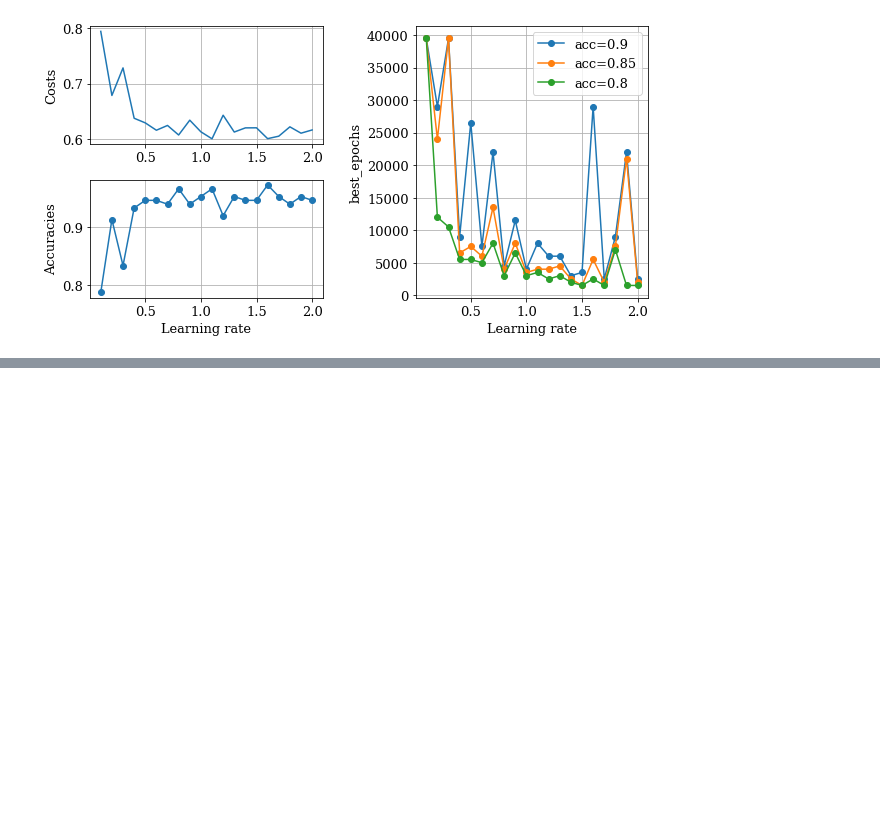
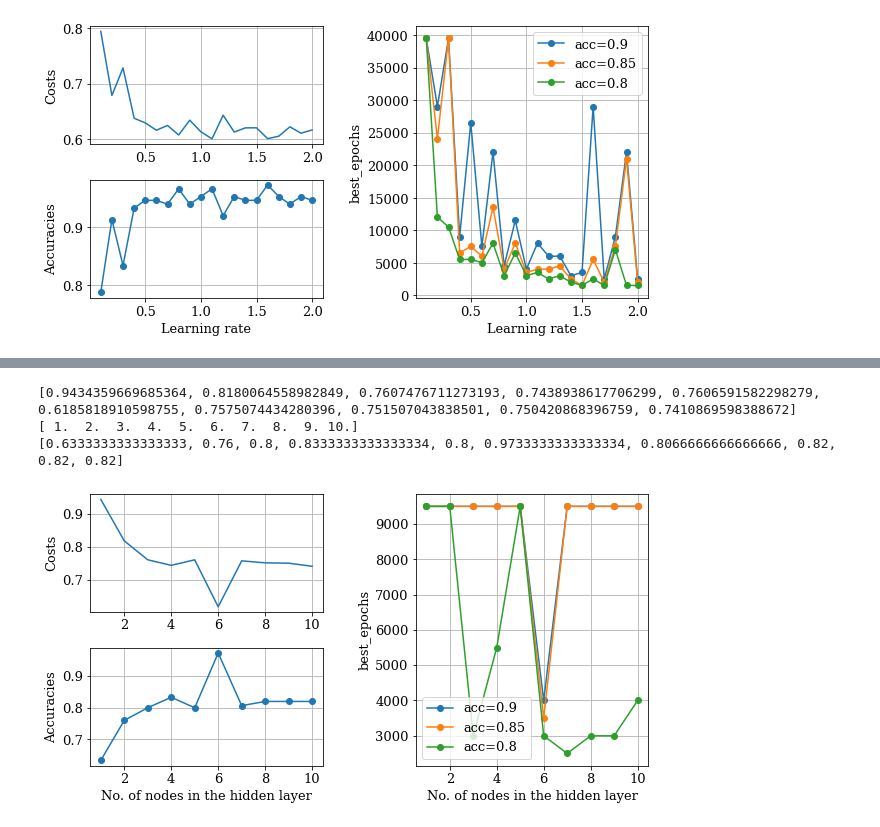
Before and after one commit to cherryng/MLcourse, a Jupyter notebook: H4_Q2_tutorial_spirals_pytorch.ipynb, the cells around one changed output, grey strips where cells are left out. Saved outputs shown, nothing was run; the diff lists cells and outputs as text; code cells hidden in the pictures; blank space fills up the shorter version.

```diff
--- a/H4_Q2_tutorial_spirals_pytorch.ipynb
+++ b/H4_Q2_tutorial_spirals_pytorch.ipynb
@@ -604,0 +729,36 @@ ax3.grid()
+# %%
+import matplotlib as mpl
+fig = plt.figure(2,figsize=(10,5))
+mpl.rcParams.update({'font.size': 13,'font.family': 'serif'})
+
+grid = plt.GridSpec(2, 2, wspace=0.4, hspace=0.3)
+
+print(costs)
+print(hidden_sizes)
+print(accuracies)
+
+ax = plt.subplot(grid[0, 0])
+ax.plot(hidden_sizes,costs)
+ax.set_ylabel("Costs")
+ax.grid()
+
+ax2 = plt.subplot(grid[1, 0])
+ax2.plot(hidden_sizes,accuracies,marker='o')
+ax2.set_xlabel("No. of nodes in the hidden layer")
+ax2.set_ylabel("Accuracies")
+ax2.grid()
+
+ax3 = plt.subplot(grid[0:, 1])
+
+ax3.plot(hidden_sizes,best_epochs_90,marker='o',label='acc=0.9')
+ax3.plot(hidden_sizes,best_epochs_85,marker='o',label='acc=0.85')
+ax3.plot(hidden_sizes,best_epochs_80,marker='o',label='acc=0.8')
+ax3.set_xlabel("No. of nodes in the hidden layer")
+ax3.set_ylabel("best_epochs")
+plt.legend(loc=0)
+ax3.grid()
+# %% [output]
+[0.9434359669685364, 0.8180064558982849, 0.7607476711273193, 0.7438938617706299, 0.7606591582298279, 0.6185818910598755, 0.7575074434280396, 0.751507043838501, 0.750420868396759, 0.7410869598388672]
+[ 1.  2.  3.  4.  5.  6.  7.  8.  9. 10.]
+[0.6333333333333333, 0.76, 0.8, 0.8333333333333334, 0.8, 0.9733333333333334, 0.8066666666666666, 0.82, 0.82, 0.82]
+[figure, added]
```
Also changed, not shown: parts of 4 cells of this notebook.
